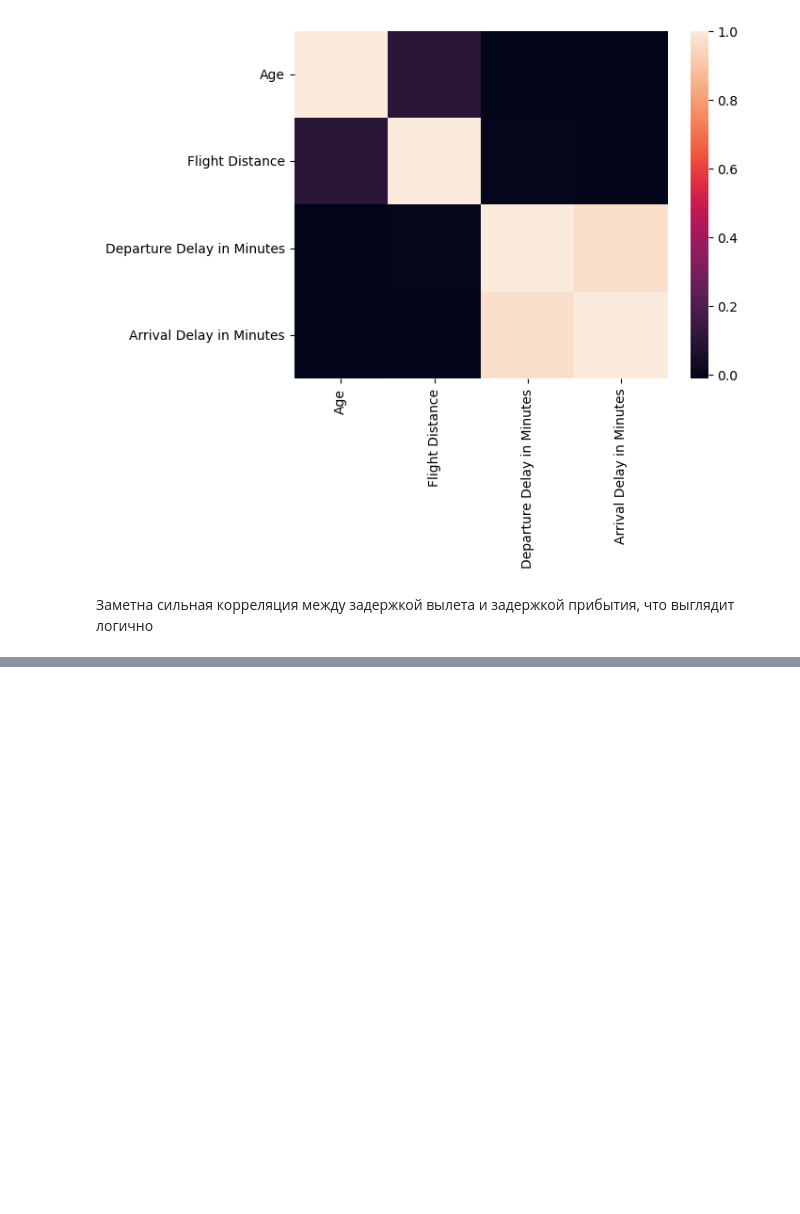
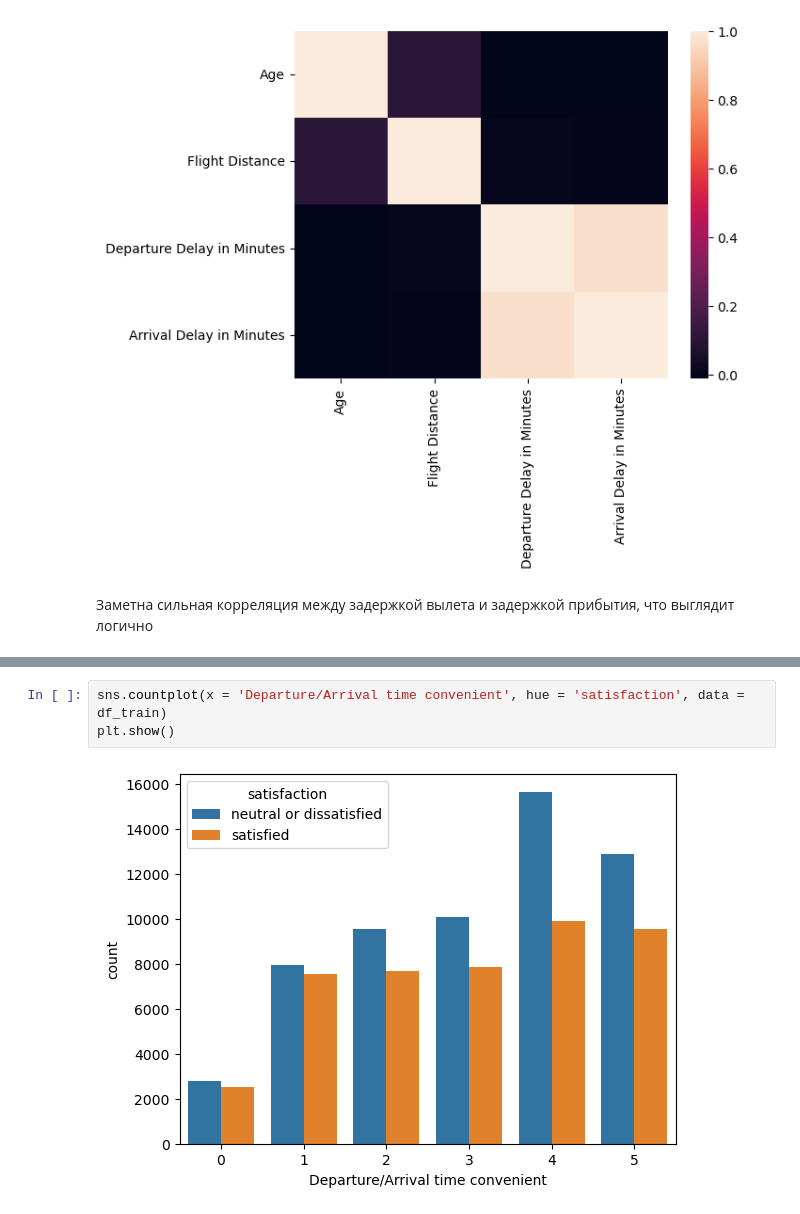
Before and after one commit to KiriruZaytsev/customer_satisfaction, a Jupyter notebook: Untitled.ipynb, the cells around one changed output, grey strips where cells are left out. Cells and saved outputs as stored; diff of their text form; blank space fills up the shorter version.

```diff
--- a/Untitled.ipynb
+++ b/Untitled.ipynb
@@ -176,0 +205,5 @@ sns.heatmap(corr)
+# %%
+sns.countplot(x = 'Departure/Arrival time convenient', hue = 'satisfaction', data = df_train)
+plt.show()
+# %% [output]
+[figure, added]
```
Also changed, not shown: parts of 42 cells of this notebook.
